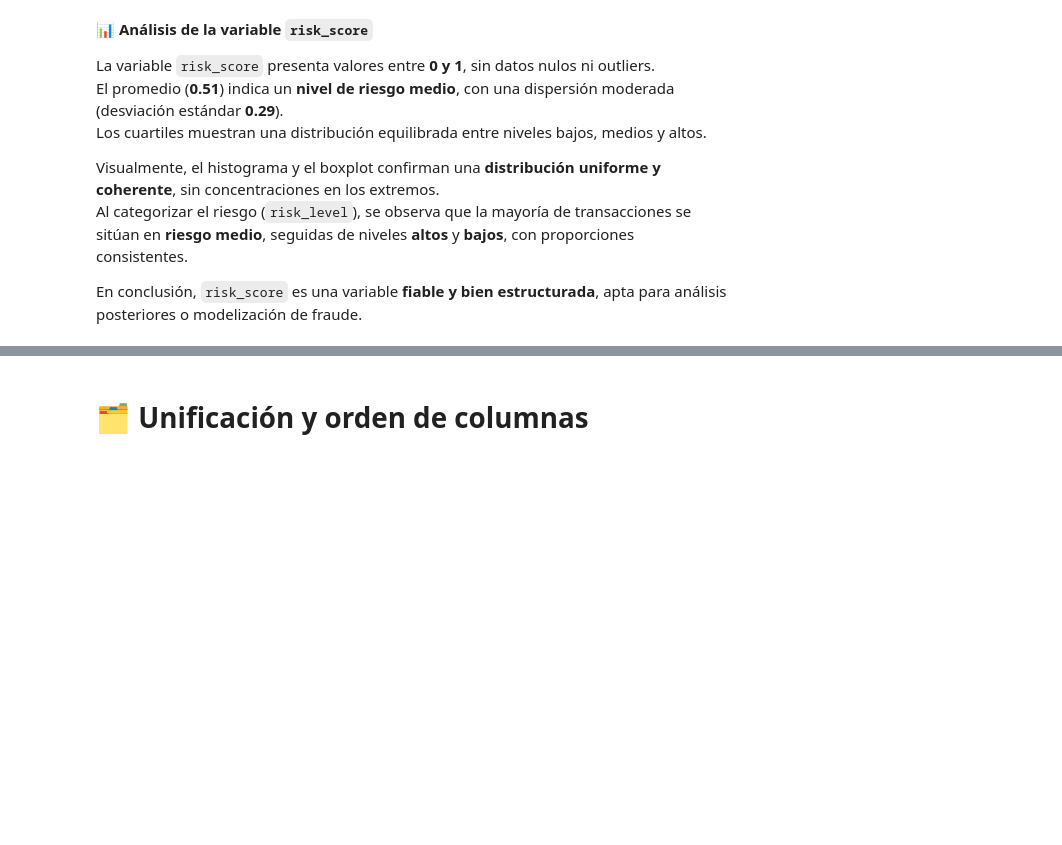
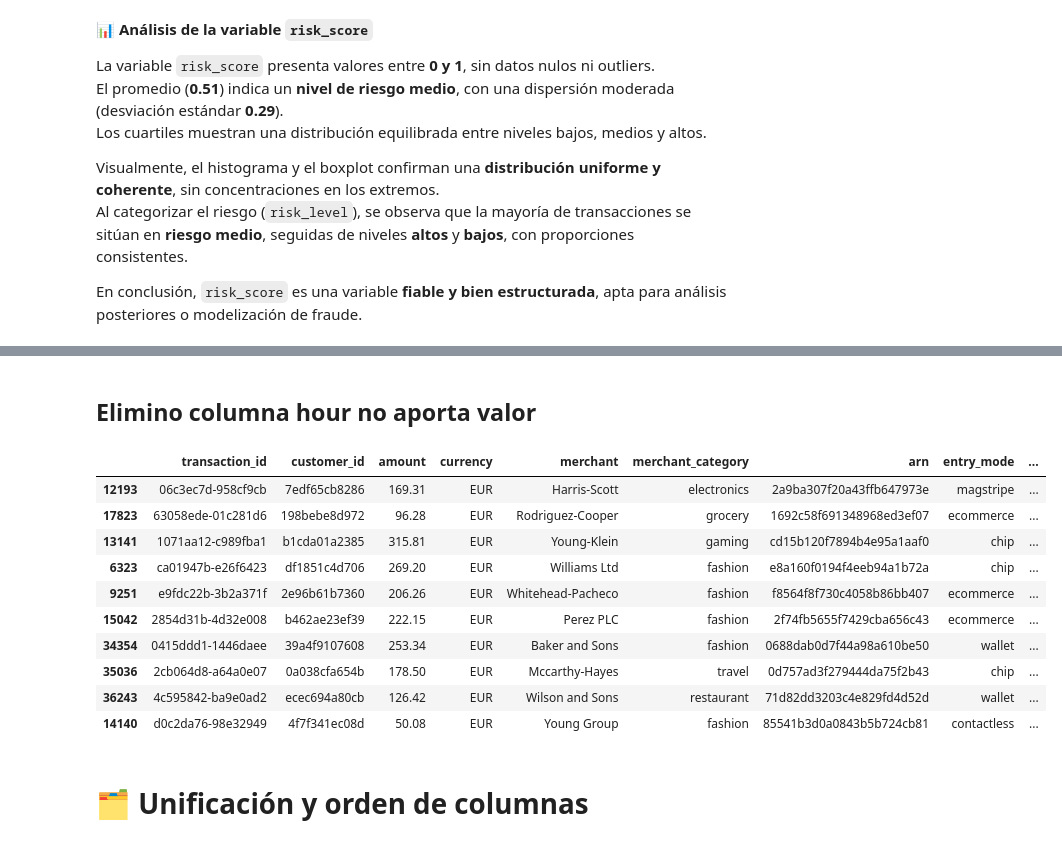
Before and after one commit to PatriciaMerinero/Proyecto_Final_Data_Analytics, a Jupyter notebook: NOTEBOOKS/02_EDA_LIMPIEZA_TRANSFORMACION.ipynb, the cells around one changed output, grey strips where cells are left out. Drawn from its saved outputs; the diff is of its cells as text; code cells hidden in the pictures; blank space fills up the shorter version.

Commit message:
Elimino columna hour ya que no aporta valor

```diff
--- a/NOTEBOOKS/02_EDA_LIMPIEZA_TRANSFORMACION.ipynb
+++ b/NOTEBOOKS/02_EDA_LIMPIEZA_TRANSFORMACION.ipynb
@@ -1501,3 +1511,22 @@ En conclusión, `risk_score` es una variable **fiable y bien estructurada**, apt
+# %% [markdown]
+## Elimino columna hour no aporta valor
+# %%
+df = df.drop(columns=['hour'])
+
+# Visualizo para confirmar
+df.sample(10)
+# %% [output]
+|  | transaction_id | customer_id | amount | currency | merchant | merchant_category | arn | entry_mode | ... |
+| 12193 | 06c3ec7d-958cf9cb | 7edf65cb8286 | 169.31 | EUR | Harris-Scott | electronics | 2a9ba307f20a43ffb647973e | magstripe | ... |
+| 17823 | 63058ede-01c281d6 | 198bebe8d972 | 96.28 | EUR | Rodriguez-Cooper | grocery | 1692c58f691348968ed3ef07 | ecommerce | ... |
+| 13141 | 1071aa12-c989fba1 | b1cda01a2385 | 315.81 | EUR | Young-Klein | gaming | cd15b120f7894b4e95a1aaf0 | chip | ... |
+| 6323 | ca01947b-e26f6423 | df1851c4d706 | 269.20 | EUR | Williams Ltd | fashion | e8a160f0194f4eeb94a1b72a | chip | ... |
+| 9251 | e9fdc22b-3b2a371f | 2e96b61b7360 | 206.26 | EUR | Whitehead-Pacheco | fashion | f8564f8f730c4058b86bb407 | ecommerce | ... |
+| 15042 | 2854d31b-4d32e008 | b462ae23ef39 | 222.15 | EUR | Perez PLC | fashion | 2f74fb5655f7429cba656c43 | ecommerce | ... |
+| 34354 | 0415ddd1-1446daee | 39a4f9107608 | 253.34 | EUR | Baker and Sons | fashion | 0688dab0d7f44a98a610be50 | wallet | ... |
+| 35036 | 2cb064d8-a64a0e07 | 0a038cfa654b | 178.50 | EUR | Mccarthy-Hayes | travel | 0d757ad3f279444da75f2b43 | chip | ... |
+| 36243 | 4c595842-ba9e0ad2 | ecec694a80cb | 126.42 | EUR | Wilson and Sons | restaurant | 71d82dd3203c4e829fd4d52d | wallet | ... |
+| 14140 | d0c2da76-98e32949 | 4f7f341ec08d | 50.08 | EUR | Young Group | fashion | 85541b3d0a0843b5b724cb81 | contactless | ... |
 # %% [markdown]
 # 🗂️ Unificación y orden de columnas
 # %%
```
Also changed, not shown: parts of 6 cells of this notebook, 3 other files.
